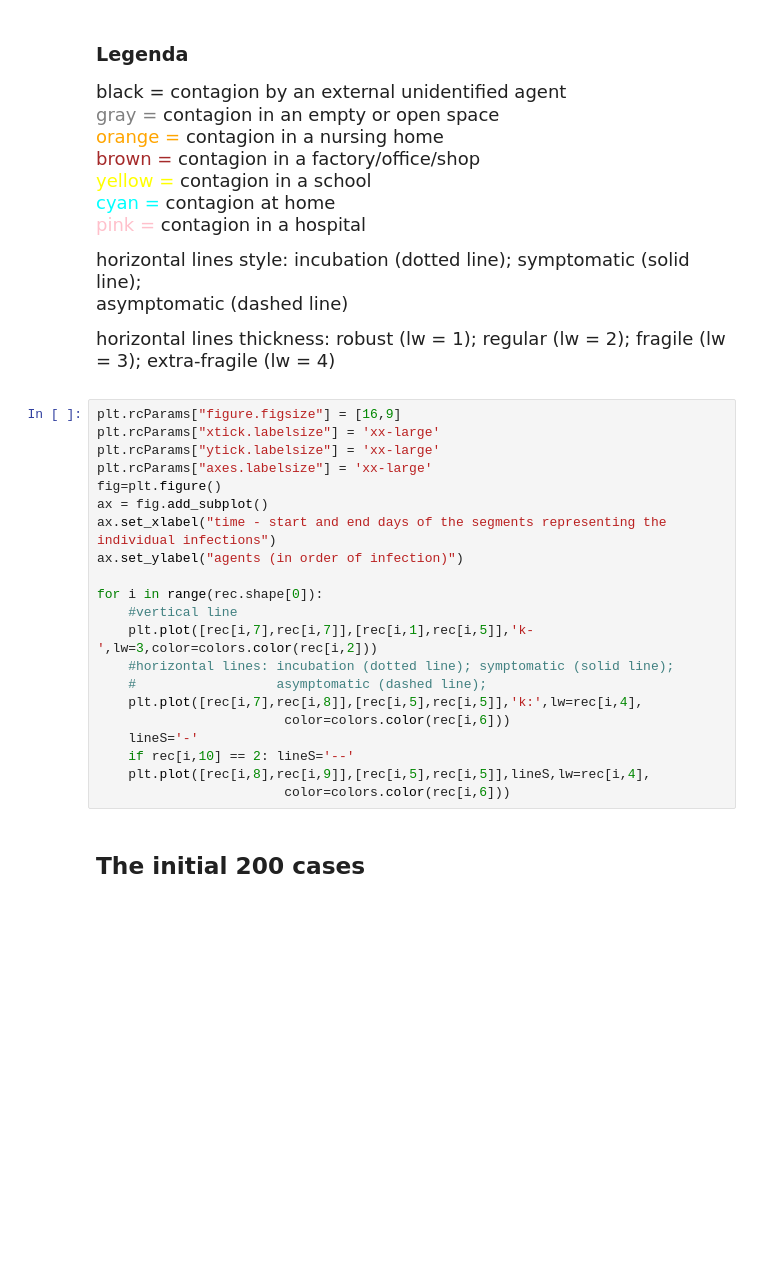
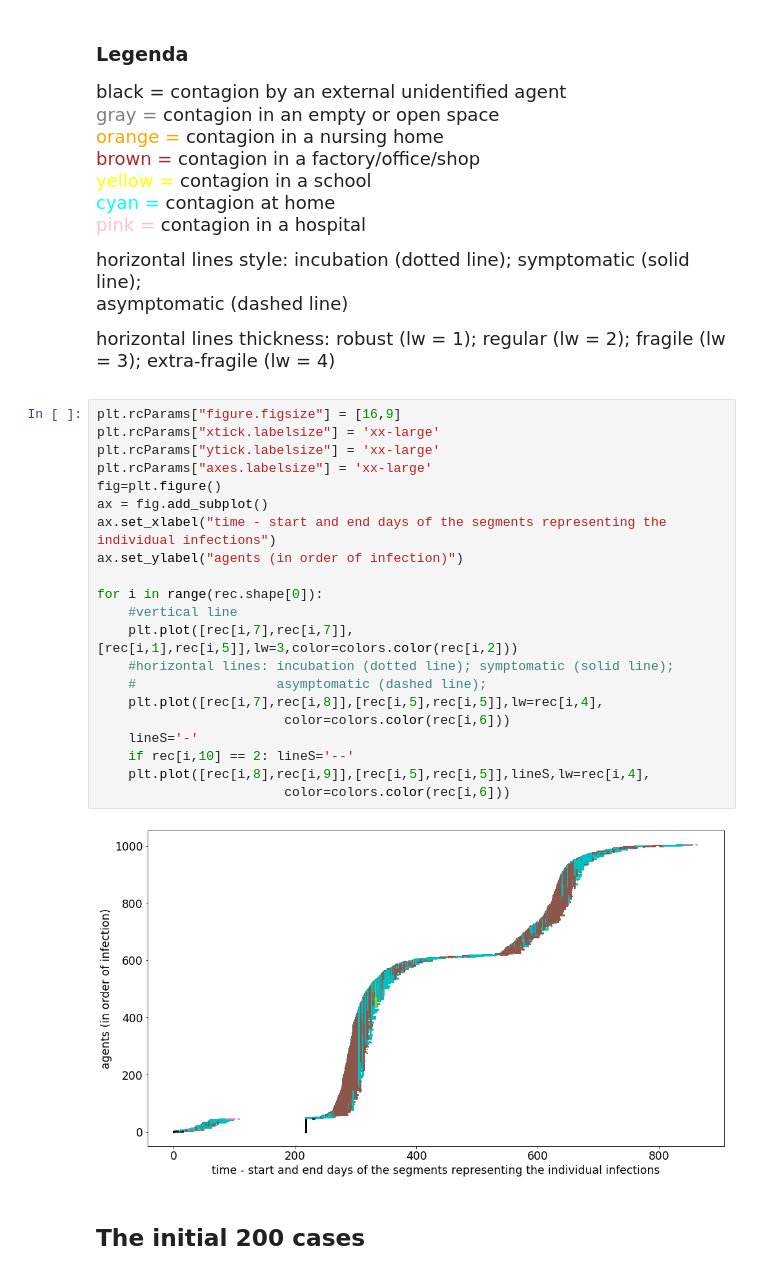
Before and after one commit to terna/contagionSequence, a Jupyter notebook: sequentialRecords.ipynb, the cells around one changed output. Saved outputs shown, nothing was run; the diff lists cells and outputs as text; blank space fills up the shorter version.

```diff
--- a/sequentialRecords.ipynb
+++ b/sequentialRecords.ipynb
@@ -66,24 +86,26 @@ horizontal lines thickness: robust (lw = 1); regular (lw = 2); fragile (lw = 3);
 # %%
 plt.rcParams["figure.figsize"] = [16,9]
 plt.rcParams["xtick.labelsize"] = 'xx-large'
 plt.rcParams["ytick.labelsize"] = 'xx-large'
 plt.rcParams["axes.labelsize"] = 'xx-large'
 fig=plt.figure()
 ax = fig.add_subplot()
 ax.set_xlabel("time - start and end days of the segments representing the individual infections")
 ax.set_ylabel("agents (in order of infection)")
 
 for i in range(rec.shape[0]):
     #vertical line
-    plt.plot([rec[i,7],rec[i,7]],[rec[i,1],rec[i,5]],'k-',lw=3,color=colors.color(rec[i,2]))
+    plt.plot([rec[i,7],rec[i,7]],[rec[i,1],rec[i,5]],lw=3,color=colors.color(rec[i,2]))
     #horizontal lines: incubation (dotted line); symptomatic (solid line);
     #                  asymptomatic (dashed line);
-    plt.plot([rec[i,7],rec[i,8]],[rec[i,5],rec[i,5]],'k:',lw=rec[i,4],
+    plt.plot([rec[i,7],rec[i,8]],[rec[i,5],rec[i,5]],lw=rec[i,4],
                         color=colors.color(rec[i,6]))
     lineS='-'
     if rec[i,10] == 2: lineS='--'
     plt.plot([rec[i,8],rec[i,9]],[rec[i,5],rec[i,5]],lineS,lw=rec[i,4],
                         color=colors.color(rec[i,6]))
+# %% [output]
+[figure, added]
 # %% [markdown]
 ## The initial 200 cases
 # %%
```
Also changed, not shown: parts of 4 cells of this notebook, 6 other files.
